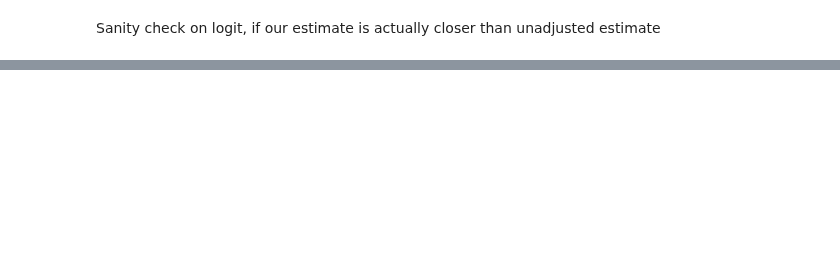
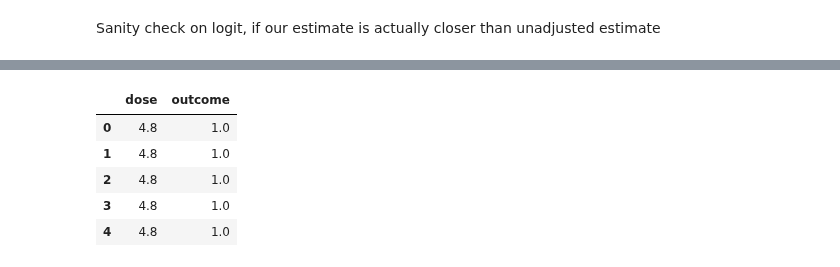
Before and after one commit to ihmeuw-msca/CorrelationCorrection, a Jupyter notebook: IHME_data_ex.ipynb, the cells around one changed output, grey strips where cells are left out. Cells and saved outputs as stored; diff of their text form; code cells hidden in the pictures; blank space fills up the shorter version.

```diff
--- a/IHME_data_ex.ipynb
+++ b/IHME_data_ex.ipynb
@@ -488,0 +515,20 @@ x1             0.1895      0.005     39.940      0.000       0.180       0.199
+# %%
+df_ref_list = []
+for i in range(1,len(study_df_i)):
+    df_ref_cases = np.array([[study_df_i["dose"].to_numpy()[i] for _ in range(int(study_df_i["rounded_cases"].to_numpy()[i]))],
+                    [1 for _ in range(int(study_df_i["rounded_cases"].to_numpy()[i]))]]).T
+    df_ref_controls = np.array([[study_df_i["dose"].to_numpy()[i] for _ in range(int(study_df_i["rounded_controls"].to_numpy()[i]))],
+                    [0 for _ in range(int(study_df_i["rounded_controls"].to_numpy()[i]))]]).T
+    df_ref_list.append(np.vstack((df_ref_cases,df_ref_controls)))
+# %%
+df_ref = np.vstack(df_ref_list)
+# %%
+df_ref = pd.DataFrame(df_ref, columns=["dose","outcome"])
+df_ref.head()
+# %% [output]
+|  | dose | outcome |
+| 0 | 4.8 | 1.0 |
+| 1 | 4.8 | 1.0 |
+| 2 | 4.8 | 1.0 |
+| 3 | 4.8 | 1.0 |
+| 4 | 4.8 | 1.0 |
```
Also changed, not shown: parts of 22 cells of this notebook, 1 other file.
